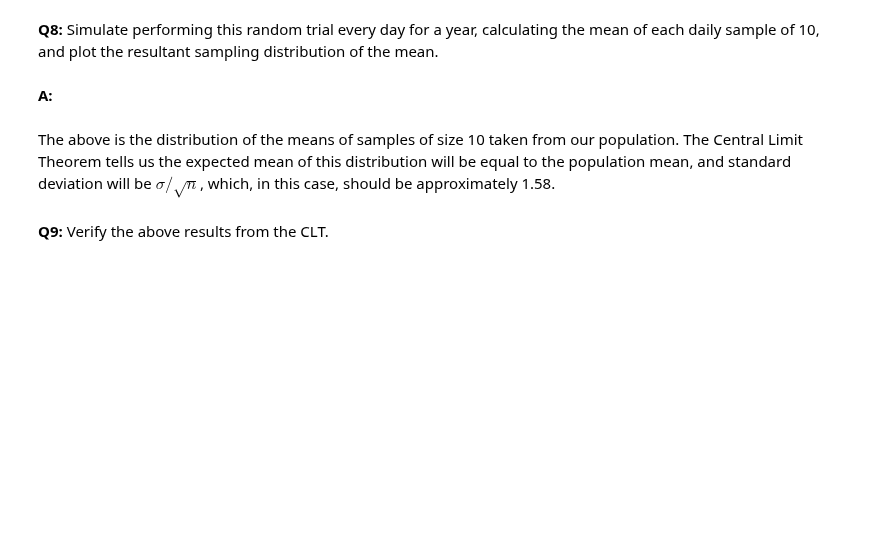
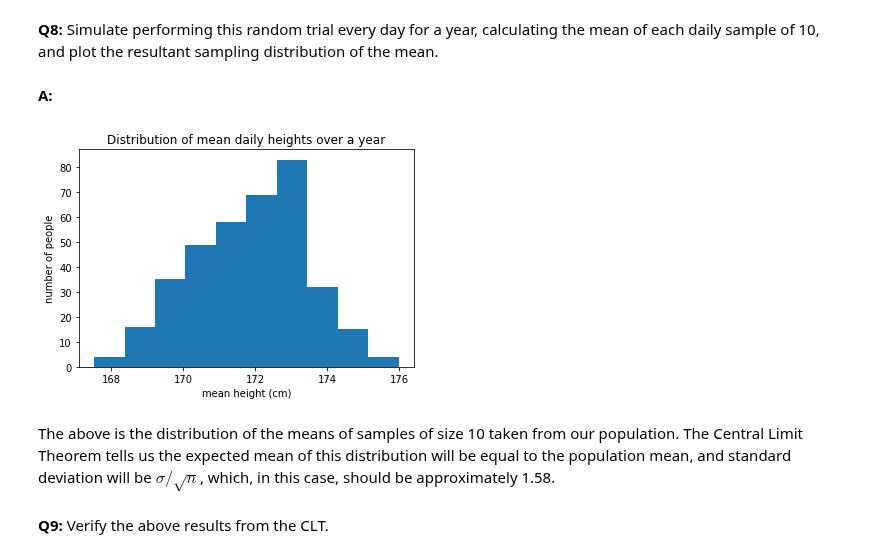
Before and after one commit to dmclark53/Springboard, a Jupyter notebook: Frequentist-Inference/Frequentist Inference Case Study - Part A (3).ipynb, the cells around one changed output. Cells and saved outputs as stored; diff of their text form; code cells hidden in the pictures; blank space fills up the shorter version.

Commit message:
Performed distribution testing.

```diff
--- a/Frequentist-Inference/Frequentist Inference Case Study - Part A (3).ipynb
+++ b/Frequentist-Inference/Frequentist Inference Case Study - Part A (3).ipynb
@@ -198,6 +198,14 @@ __A:__
 # %%
 seed(47)
 # take your samples here
+yearly_sample_means = [townsfolk_sampler(10).mean() for _ in range(365)]
+# %%
+_ = plt.hist(yearly_sample_means, bins=10)
+_ = plt.xlabel('mean height (cm)')
+_ = plt.ylabel('number of people')
+_ = plt.title('Distribution of mean daily heights over a year')
+# %% [output]
+[figure, added]
 # %% [markdown]
 The above is the distribution of the means of samples of size 10 taken from our population. The Central Limit Theorem tells us the expected mean of this distribution will be equal to the population mean, and standard deviation will be $\sigma / \sqrt n$, which, in this case, should be approximately 1.58.
 # %% [markdown]
```
Also changed, not shown: parts of 21 cells of this notebook.
